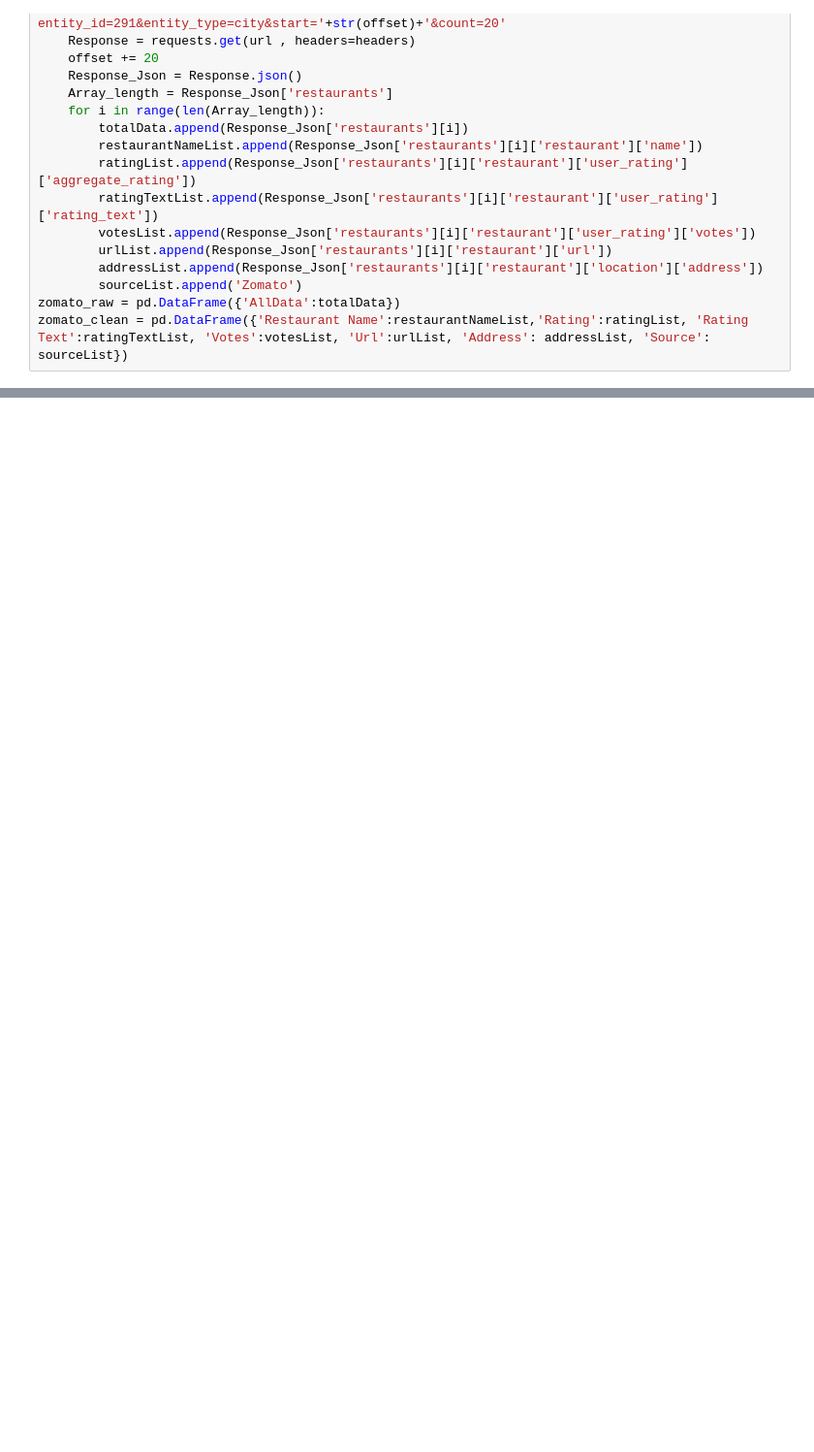
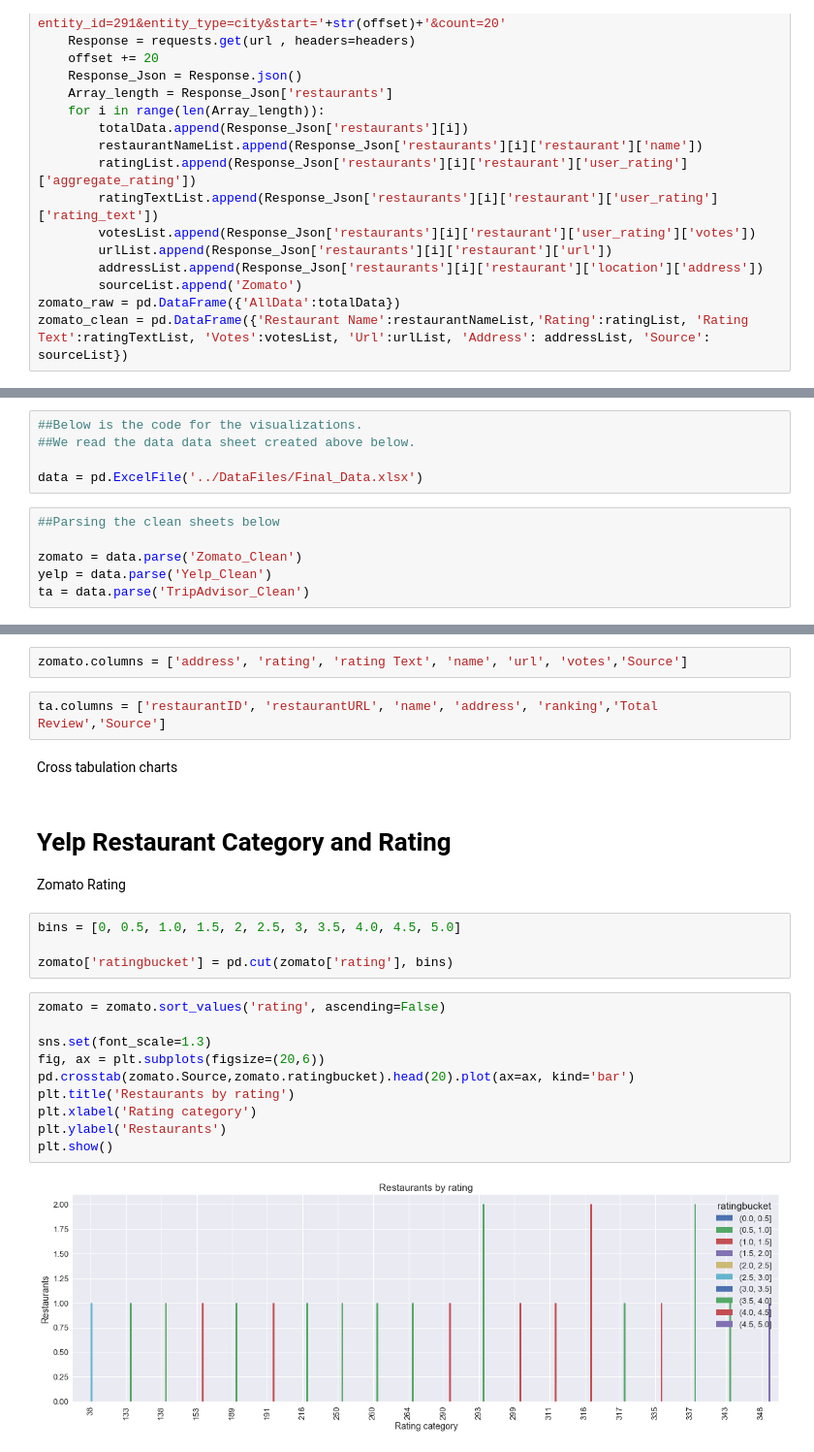
Before and after one commit to imjuoy/HungryGator, a Jupyter notebook: src/Final_Collated_Source_Code.ipynb, the cells around one changed output, grey strips where cells are left out. Shown: that part at 97% size. Drawn from its saved outputs; the diff is of its cells as text; blank space fills up the shorter version.

Commit message:
Dummy merging of source code is done.

```diff
--- a/src/Final_Collated_Source_Code.ipynb
+++ b/src/Final_Collated_Source_Code.ipynb
@@ -162,0 +171,11 @@ writer.close()
+# %%
+##Below is the code for the visualizations.
+##We read the data data sheet created above below.
+
+data = pd.ExcelFile('../DataFiles/Final_Data.xlsx')
+# %%
+##Parsing the clean sheets below
+
+zomato = data.parse('Zomato_Clean')
+yelp = data.parse('Yelp_Clean')
+ta = data.parse('TripAdvisor_Clean')
@@ -162,0 +199,26 @@ writer.close()
+# %%
+zomato.columns = ['address', 'rating', 'rating Text', 'name', 'url', 'votes','Source']
+# %%
+ta.columns = ['restaurantID', 'restaurantURL', 'name', 'address', 'ranking','Total Review','Source']
+# %% [markdown]
+Cross tabulation charts
+# %% [markdown]
+# Yelp Restaurant Category and Rating
+
+Zomato Rating
+# %%
+bins = [0, 0.5, 1.0, 1.5, 2, 2.5, 3, 3.5, 4.0, 4.5, 5.0]
+
+zomato['ratingbucket'] = pd.cut(zomato['rating'], bins)
+# %%
+zomato = zomato.sort_values('rating', ascending=False)
+
+sns.set(font_scale=1.3)
+fig, ax = plt.subplots(figsize=(20,6))
+pd.crosstab(zomato.Source,zomato.ratingbucket).head(20).plot(ax=ax, kind='bar')
+plt.title('Restaurants by rating')
+plt.xlabel('Rating category')
+plt.ylabel('Restaurants')
+plt.show()
+# %% [output]
+[figure, added]
```
Also changed, not shown: parts of 27 cells of this notebook, 2 other files.
